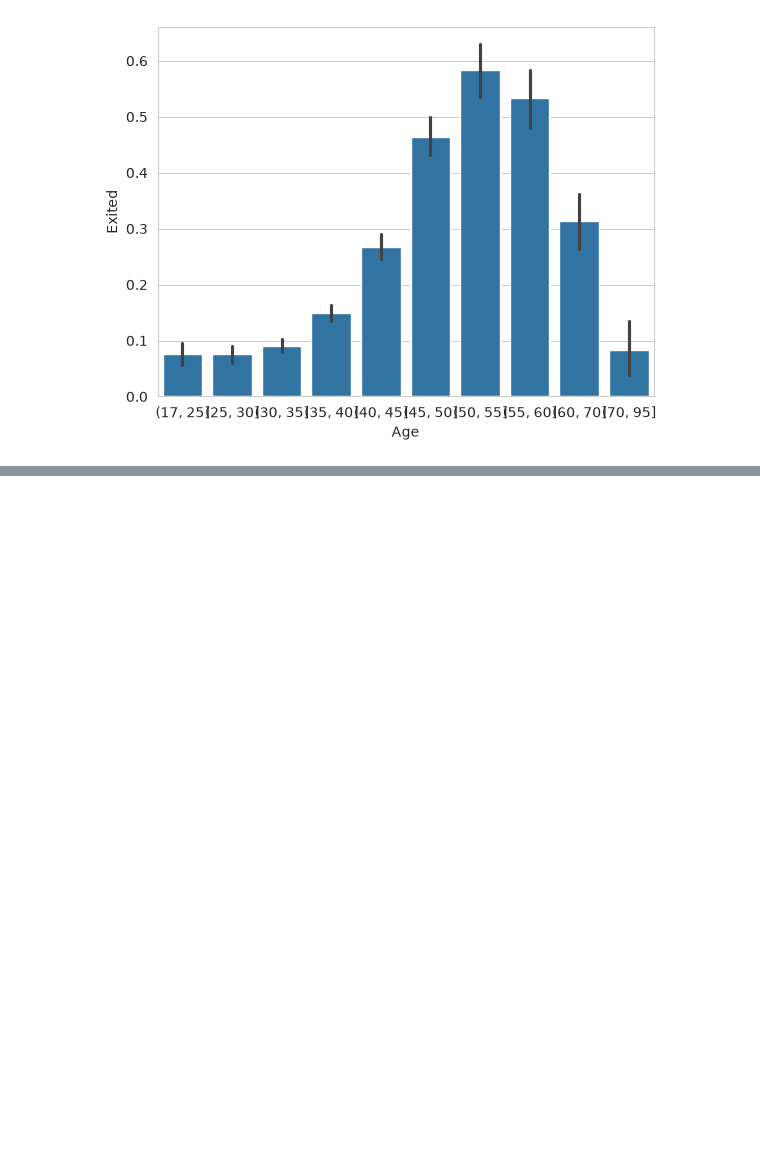
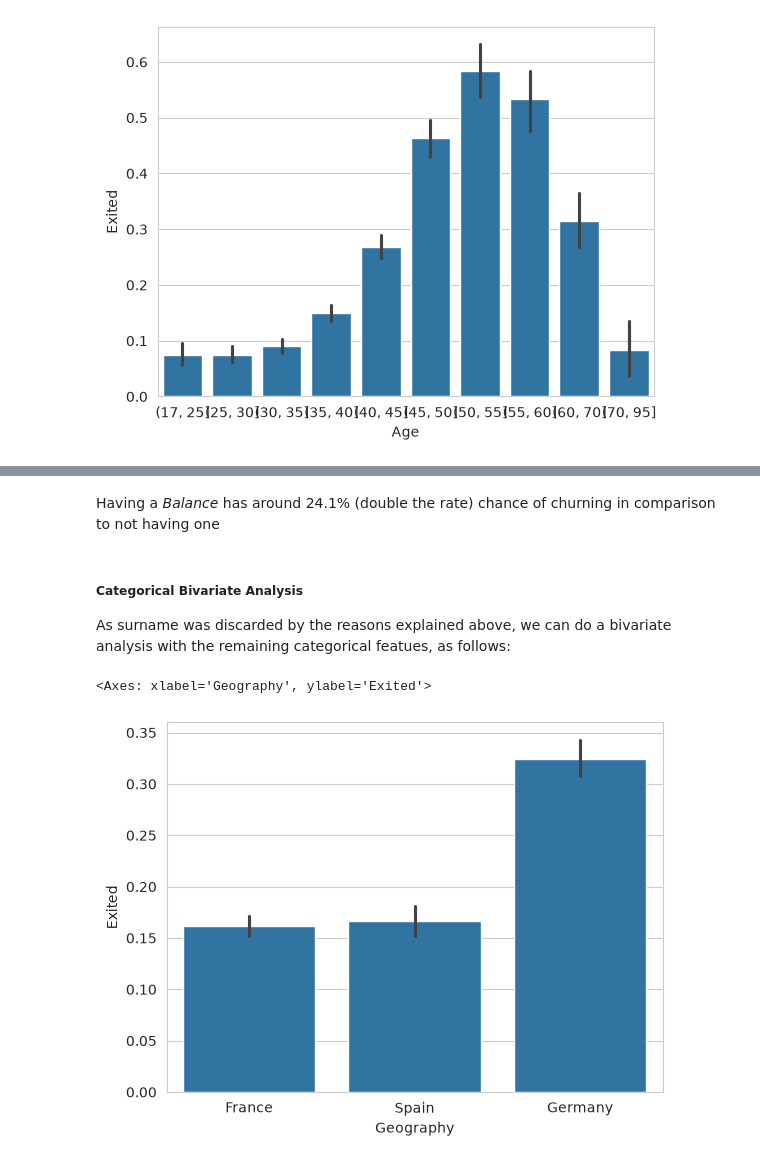
Before and after one commit to jmb-python-developer/ML-02-customer-churn-prediction, a Jupyter notebook: notebooks/notebook.ipynb, the cells around one changed output, grey strips where cells are left out. Saved outputs shown, nothing was run; the diff lists cells and outputs as text; code cells hidden in the pictures; blank space fills up the shorter version.

```diff
--- a/notebooks/notebook.ipynb
+++ b/notebooks/notebook.ipynb
@@ -255,0 +273,12 @@ sns.barplot(x=age_bucket, y=df.Exited)
+# %% [markdown]
+Having a _Balance_ has around 24.1% (double the rate) chance of churning in comparison to not having one
+# %% [markdown]
+##### Categorical Bivariate Analysis
+
+As surname was discarded by the reasons explained above, we can do a bivariate analysis with the remaining categorical featues, as follows:
+# %%
+# Plot for Geography
+sns.barplot(data=df, x="Geography", y="Exited")
+# %% [output]
+<Axes: xlabel='Geography', ylabel='Exited'>
+[figure, added]
```
Also changed, not shown: parts of 13 cells of this notebook.
